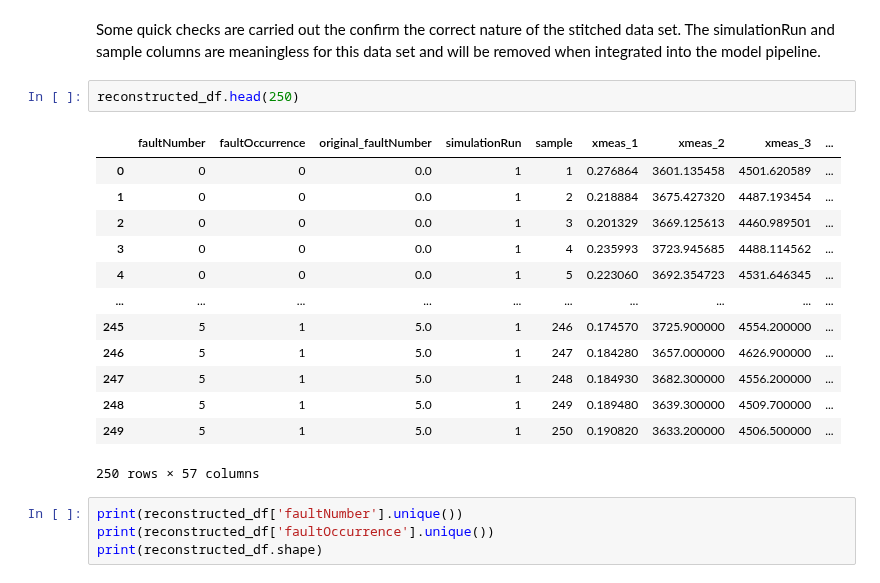
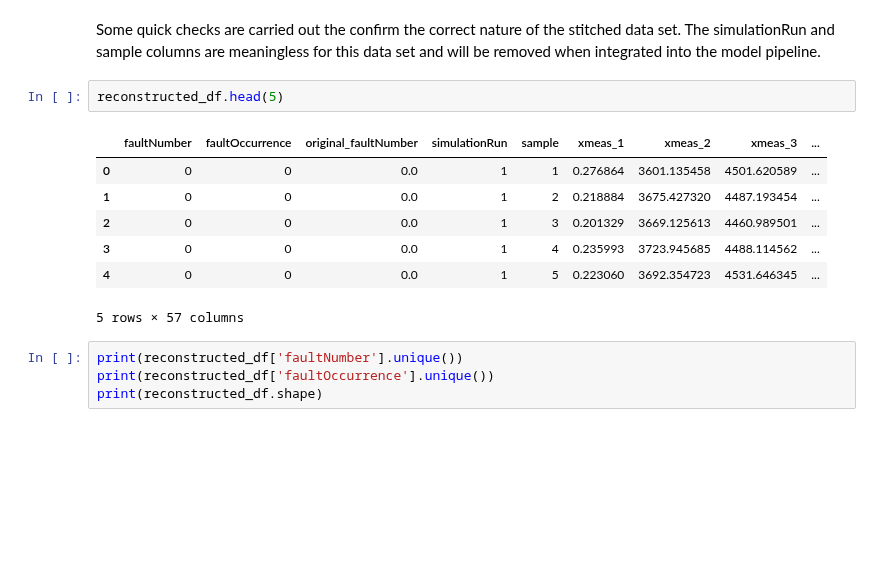
Before and after one commit to bns1808/MECE788Group1, a Jupyter notebook: main/RF and LSTM combined.ipynb, the cells around one changed output. Drawn from its saved outputs; the diff is of its cells as text; blank space fills up the shorter version.

```diff
--- a/main/RF and LSTM combined.ipynb
+++ b/main/RF and LSTM combined.ipynb
@@ -291,21 +291,15 @@ reconstructed_df = reconstructed_last_480_full_df.copy()
 # %% [markdown]
 Some quick checks are carried out the confirm the correct nature of the stitched data set. The simulationRun and sample columns are meaningless for this data set and will be removed when integrated into the model pipeline.
 # %%
-reconstructed_df.head(250)
+reconstructed_df.head(5)
 # %% [output]
 |  | faultNumber | faultOccurrence | original_faultNumber | simulationRun | sample | xmeas_1 | xmeas_2 | xmeas_3 | ... |
 | 0 | 0 | 0 | 0.0 | 1 | 1 | 0.276864 | 3601.135458 | 4501.620589 | ... |
 | 1 | 0 | 0 | 0.0 | 1 | 2 | 0.218884 | 3675.427320 | 4487.193454 | ... |
 | 2 | 0 | 0 | 0.0 | 1 | 3 | 0.201329 | 3669.125613 | 4460.989501 | ... |
 | 3 | 0 | 0 | 0.0 | 1 | 4 | 0.235993 | 3723.945685 | 4488.114562 | ... |
 | 4 | 0 | 0 | 0.0 | 1 | 5 | 0.223060 | 3692.354723 | 4531.646345 | ... |
-| ... | ... | ... | ... | ... | ... | ... | ... | ... | ... |
-| 245 | 5 | 1 | 5.0 | 1 | 246 | 0.174570 | 3725.900000 | 4554.200000 | ... |
-| 246 | 5 | 1 | 5.0 | 1 | 247 | 0.184280 | 3657.000000 | 4626.900000 | ... |
-| 247 | 5 | 1 | 5.0 | 1 | 248 | 0.184930 | 3682.300000 | 4556.200000 | ... |
-| 248 | 5 | 1 | 5.0 | 1 | 249 | 0.189480 | 3639.300000 | 4509.700000 | ... |
-| 249 | 5 | 1 | 5.0 | 1 | 250 | 0.190820 | 3633.200000 | 4506.500000 | ... |
-250 rows × 57 columns
+5 rows × 57 columns
 # %%
 print(reconstructed_df['faultNumber'].unique())
 print(reconstructed_df['faultOccurrence'].unique())
```
Also changed, not shown: parts of 2 cells of this notebook.
